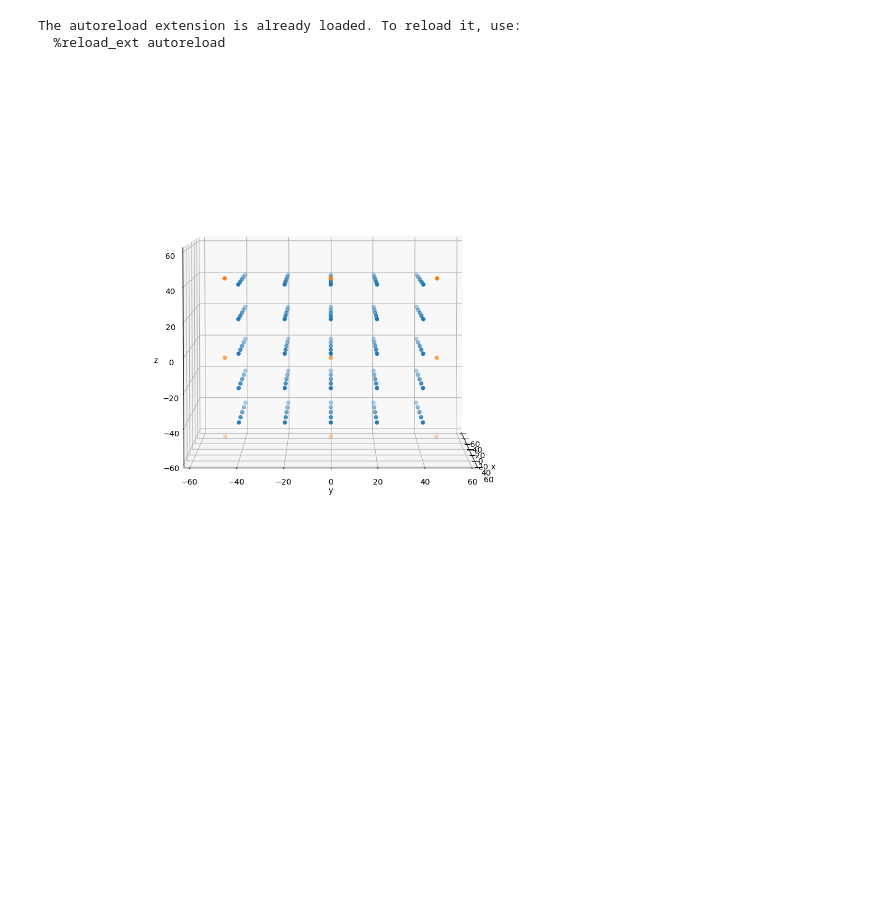
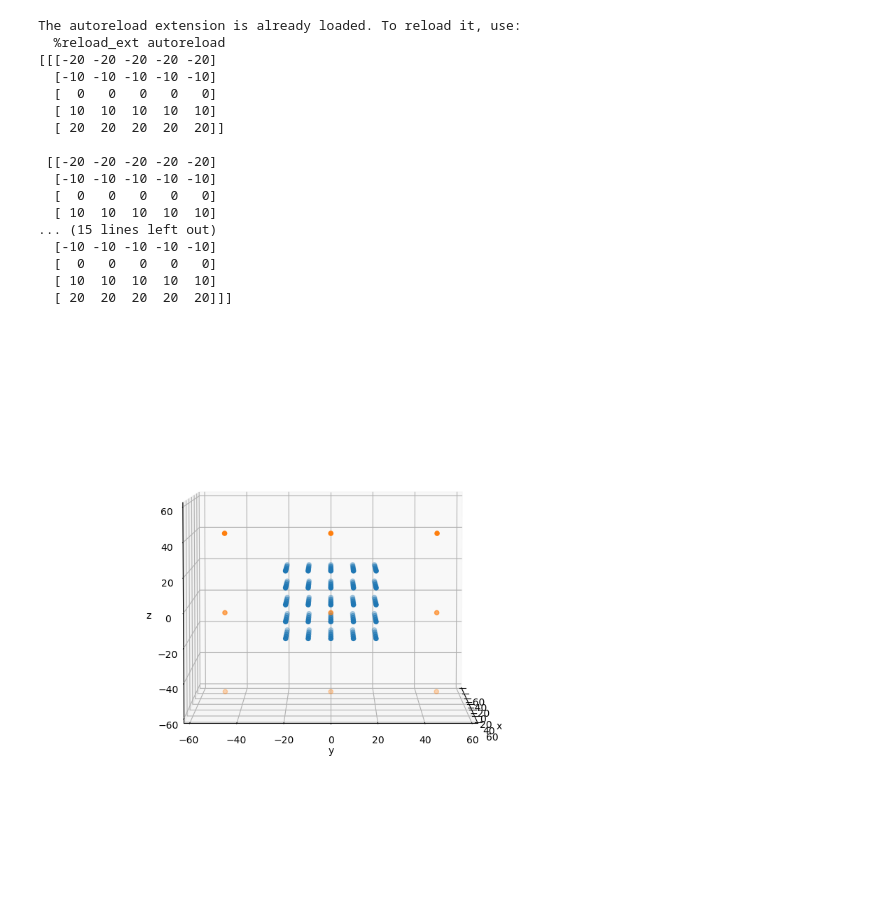
Before and after one commit to JipengSun/Light_Field_Reconstruct, a Jupyter notebook: Light_Field_Reconstruct.ipynb, the cells around one changed output. Drawn from its saved outputs; the diff is of its cells as text; code cells hidden in the pictures; blank space fills up the shorter version.

```diff
--- a/Light_Field_Reconstruct.ipynb
+++ b/Light_Field_Reconstruct.ipynb
@@ -5,6 +5,7 @@
 
 from mpl_toolkits import mplot3d
 import utility
+import tracing
 import numpy as np
 import matplotlib.pyplot as plt
 
@@ -15,7 +16,7 @@ s_offset_z = 0
 s_num_x = 5
 s_num_y = 5
 s_num_z = 5
-s_gap = 20
+s_gap = 10
 
 # Camera Settings
 c_offset_x = 60
@@ -27,37 +28,55 @@ c_num_z = 3
 c_gap = 45
 
 
-fig = plt.figure(figsize = (10, 10))
+fig = plt.figure(figsize = (8, 8))
 ax = plt.axes(projection = '3d')
 
 # Data for a three-dimensional line
+# Sample
 xl,yl,zl = utility.generate_points_array(s_offset_x,s_offset_y,s_offset_z,s_num_x,s_num_y,s_num_z,s_gap)
 ax.scatter3D(xl, yl, zl)
+print(xl)
 
+# Camera
 xv,yv,zv = utility.generate_points_array(c_offset_x,c_offset_y,c_offset_z,c_num_x,c_num_y,c_num_z,c_gap)
 ax.scatter3D(xv, yv, zv, 'green')
 
 
 ax.set_xlabel('x')
 ax.set_ylabel('y')
 ax.set_zlabel('z')
 #ax.set(scaled = 'equal')
 ax.set_xlim(-60,60)
 ax.set_ylim(-60,60)
 ax.set_zlim(-60,60)
 #ax.set(xlim=(-40,40),ylim=(-40,40),zlim=(-40,40),option='equal')
 plt.autoscale(enable=False, axis='both', tight=None)
 ax.dist = 100
 
 delta_az, delta_el = utility.get_angles(60,0,5)
 
 ax.view_init(delta_el,delta_az)
 
 plt.show()
 # %% [output]
 The autoreload extension is already loaded. To reload it, use:
   %reload_ext autoreload
+[[[-20 -20 -20 -20 -20]
+  [-10 -10 -10 -10 -10]
+  [  0   0   0   0   0]
+  [ 10  10  10  10  10]
+  [ 20  20  20  20  20]]
+
+ [[-20 -20 -20 -20 -20]
+  [-10 -10 -10 -10 -10]
+  [  0   0   0   0   0]
+  [ 10  10  10  10  10]
+... (15 lines left out)
+  [-10 -10 -10 -10 -10]
+  [  0   0   0   0   0]
+  [ 10  10  10  10  10]
+  [ 20  20  20  20  20]]]
-[figure, old version]
+[figure, new version]
 # %%
 %matplotlib auto
 print(yv)
```
Also changed, not shown: parts of 4 cells of this notebook, 4 other files.
